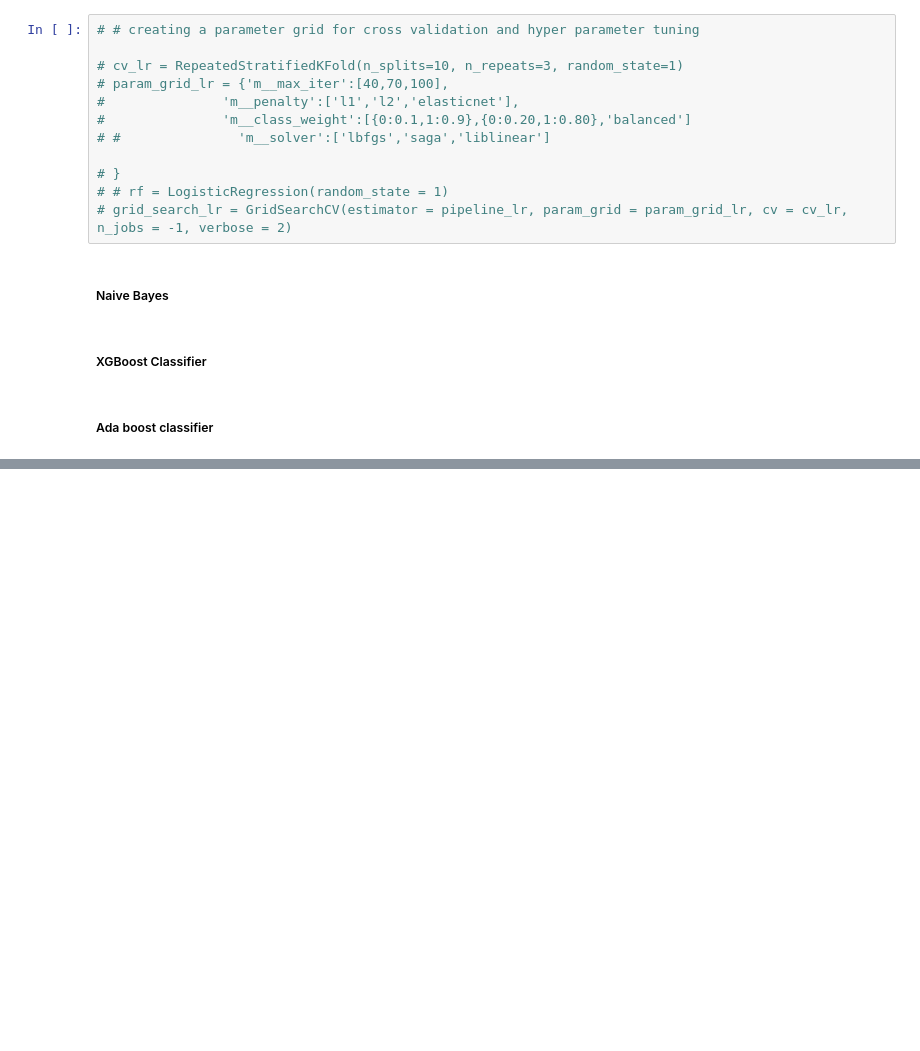
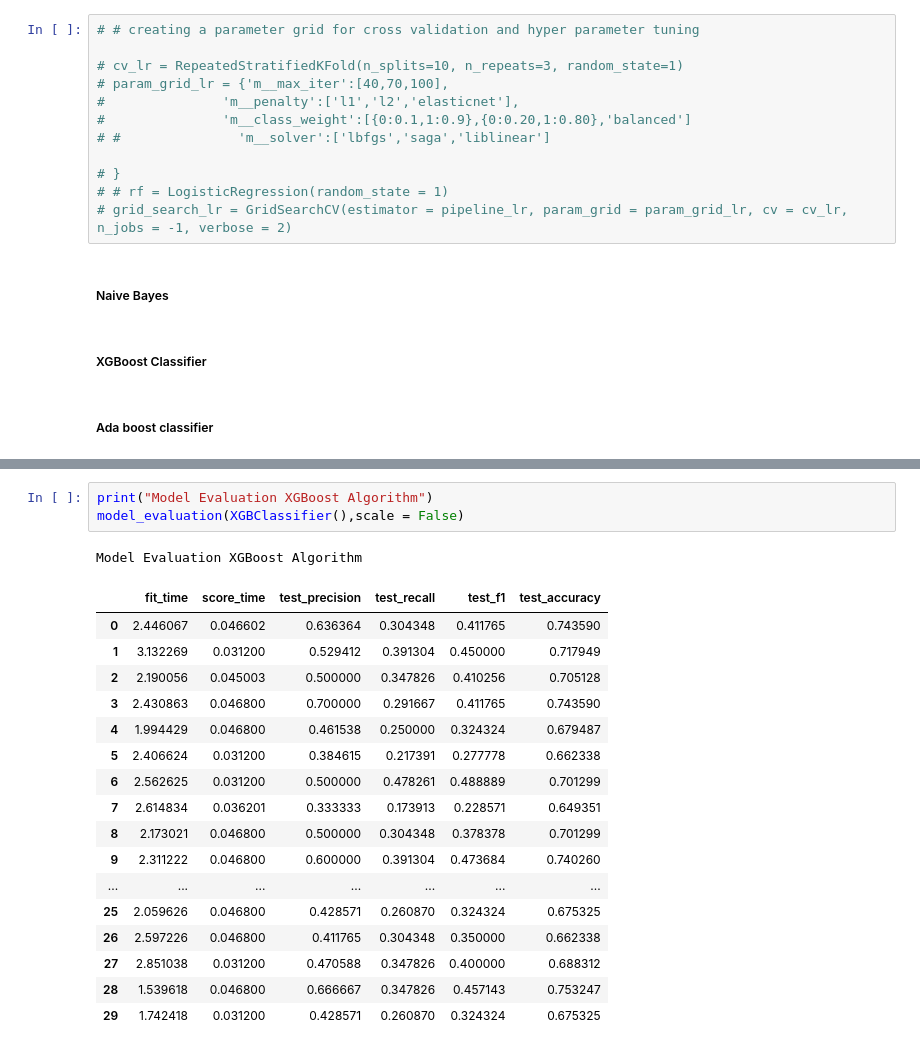
Before and after one commit to Alok2412/Direct-Marketing-Optimization, a Jupyter notebook: Propensity_Model_For_Consumer_Loan.ipynb, the cells around one changed output, grey strips where cells are left out. Cells and saved outputs as stored; diff of their text form; blank space fills up the shorter version.

```diff
--- a/Propensity_Model_For_Consumer_Loan.ipynb
+++ b/Propensity_Model_For_Consumer_Loan.ipynb
@@ -372,0 +380,22 @@ model_evaluation(AdaBoostClassifier(n_estimators=50,learning_rate=1),scale = Fal
+# %%
+print("Model Evaluation XGBoost Algorithm")
+model_evaluation(XGBClassifier(),scale = False)
+# %% [output]
+Model Evaluation XGBoost Algorithm
+|  | fit_time | score_time | test_precision | test_recall | test_f1 | test_accuracy |
+| 0 | 2.446067 | 0.046602 | 0.636364 | 0.304348 | 0.411765 | 0.743590 |
+| 1 | 3.132269 | 0.031200 | 0.529412 | 0.391304 | 0.450000 | 0.717949 |
+| 2 | 2.190056 | 0.045003 | 0.500000 | 0.347826 | 0.410256 | 0.705128 |
+| 3 | 2.430863 | 0.046800 | 0.700000 | 0.291667 | 0.411765 | 0.743590 |
+| 4 | 1.994429 | 0.046800 | 0.461538 | 0.250000 | 0.324324 | 0.679487 |
+| 5 | 2.406624 | 0.031200 | 0.384615 | 0.217391 | 0.277778 | 0.662338 |
+| 6 | 2.562625 | 0.031200 | 0.500000 | 0.478261 | 0.488889 | 0.701299 |
+| 7 | 2.614834 | 0.036201 | 0.333333 | 0.173913 | 0.228571 | 0.649351 |
+| 8 | 2.173021 | 0.046800 | 0.500000 | 0.304348 | 0.378378 | 0.701299 |
+| 9 | 2.311222 | 0.046800 | 0.600000 | 0.391304 | 0.473684 | 0.740260 |
+| ... | ... | ... | ... | ... | ... | ... |
+| 25 | 2.059626 | 0.046800 | 0.428571 | 0.260870 | 0.324324 | 0.675325 |
+| 26 | 2.597226 | 0.046800 | 0.411765 | 0.304348 | 0.350000 | 0.662338 |
+| 27 | 2.851038 | 0.031200 | 0.470588 | 0.347826 | 0.400000 | 0.688312 |
+| 28 | 1.539618 | 0.046800 | 0.666667 | 0.347826 | 0.457143 | 0.753247 |
+| 29 | 1.742418 | 0.031200 | 0.428571 | 0.260870 | 0.324324 | 0.675325 |
```
Also changed, not shown: parts of 17 cells of this notebook.
